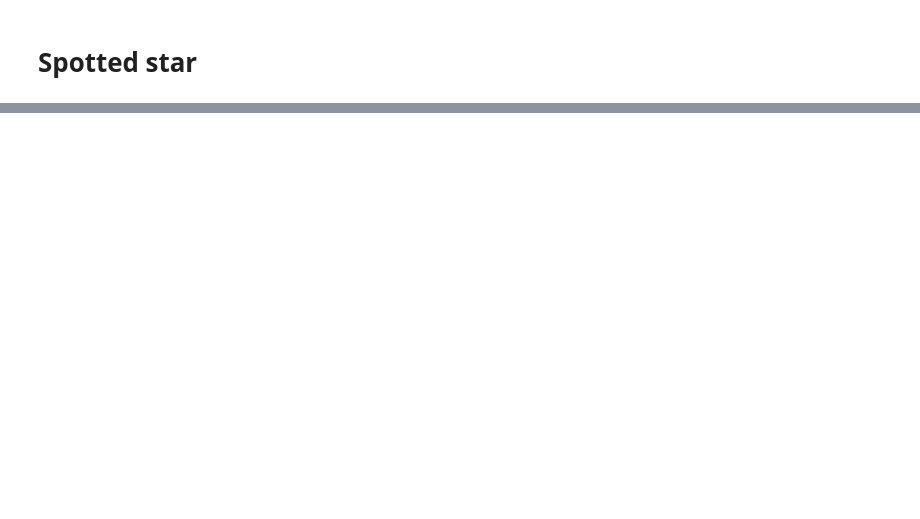
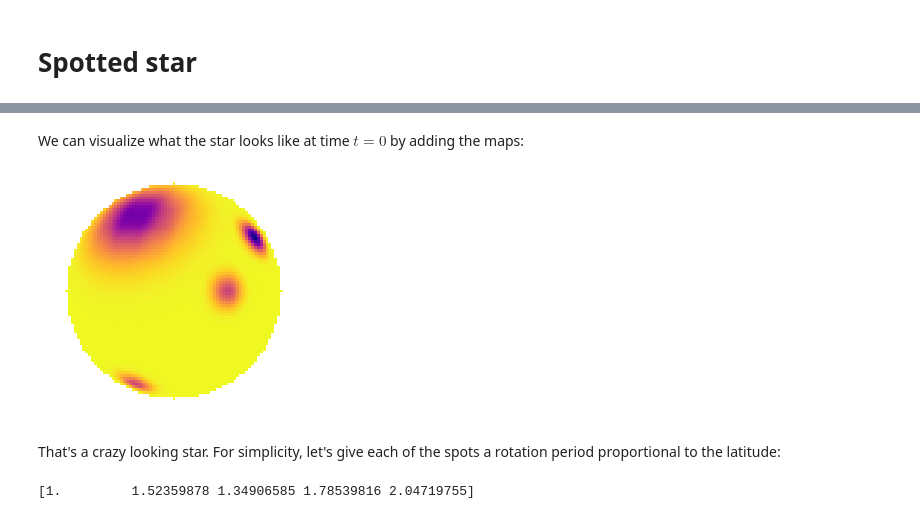
Before and after one commit to rodluger/starry, a Jupyter notebook: docs/tutorials/spottedstar.ipynb, the cells around one changed output, grey strips where cells are left out. Saved outputs shown, nothing was run; the diff lists cells and outputs as text; code cells hidden in the pictures; blank space fills up the shorter version.

```diff
--- a/docs/tutorials/spottedstar.ipynb
+++ b/docs/tutorials/spottedstar.ipynb
@@ -66,0 +50,27 @@ ax.set_xlabel("Time");
+# %%
+nspots = 5
+sigma = [0.1, 0.1, 0.2, 0.3, 0.1]
+amp = [-0.1, -0.2, -0.01, -0.05, -0.1]
+lat = np.array([0, 30, -20, 45, -60]) * np.pi / 180
+lon = np.array([30, 60, 120, -30, -45]) * np.pi / 180
+spot = [starry.Map(30) for n in range(nspots)]
+for n in range(nspots):
+    spot[n].add_gaussian(sigma=sigma[n], amp=amp[n], lat=lat[n], lon=lon[n])
+# %% [markdown]
+We can visualize what the star looks like at time $t = 0$ by adding the maps:
+# %%
+x, y = np.meshgrid(np.linspace(-1, 1, 75), np.linspace(-1, 1, 75))
+img = np.zeros_like(x)
+for n in range(nspots):
+    img += np.array([spot[n].evaluate(x=x[j], y=y[j]) for j in range(75)])
+pl.imshow(img, cmap='plasma', origin='lower');
+pl.gca().axis('off');
+# %% [output]
+[figure, added]
+# %% [markdown]
+That's a crazy looking star. For simplicity, let's give each of the spots a rotation period proportional to the latitude:
+# %%
+P = 1 + np.abs(lat)
+print(P)
+# %% [output]
+[1.         1.52359878 1.34906585 1.78539816 2.04719755]
```
Also changed, not shown: parts of 15 cells of this notebook, 3 other files.
